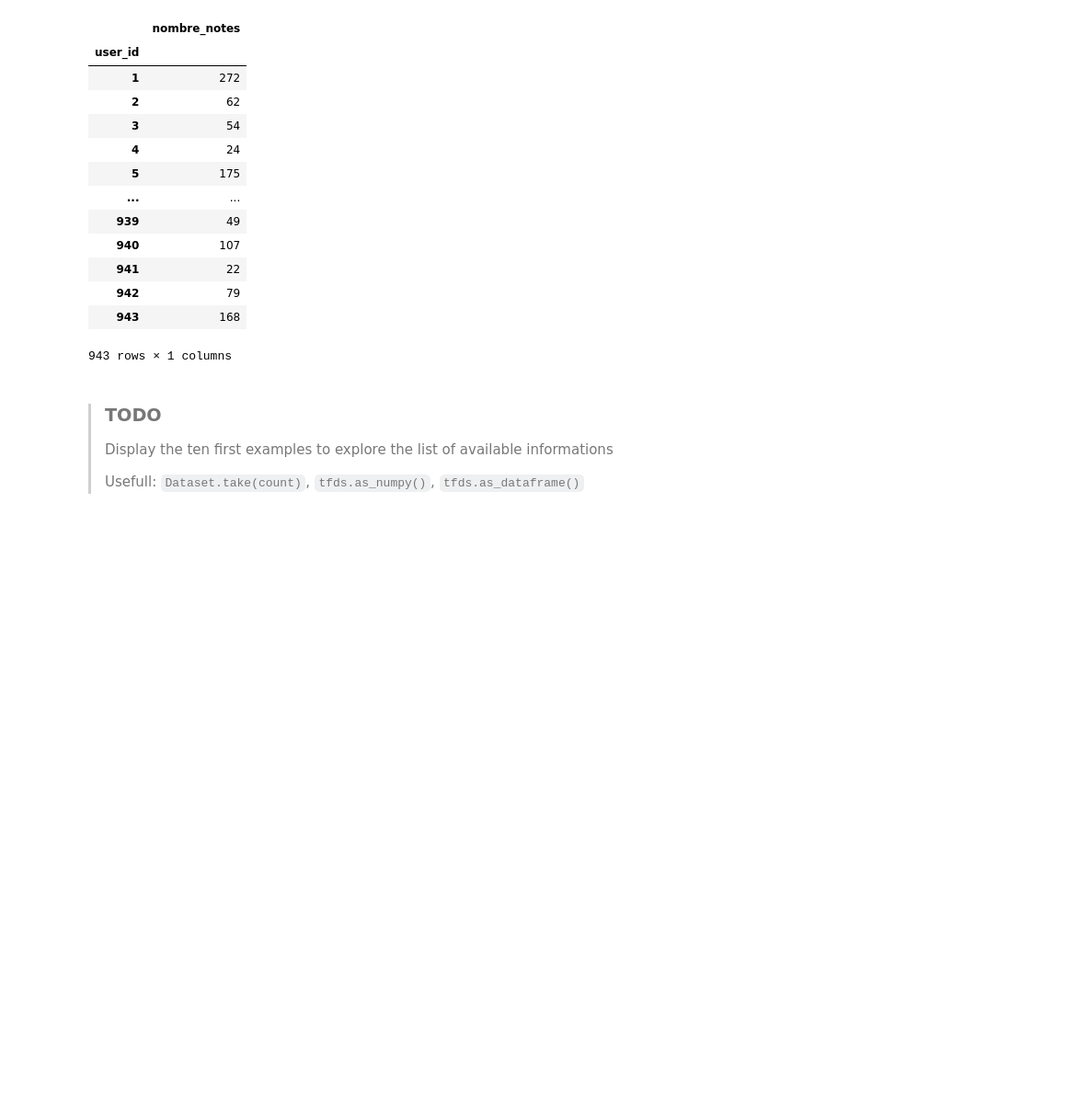
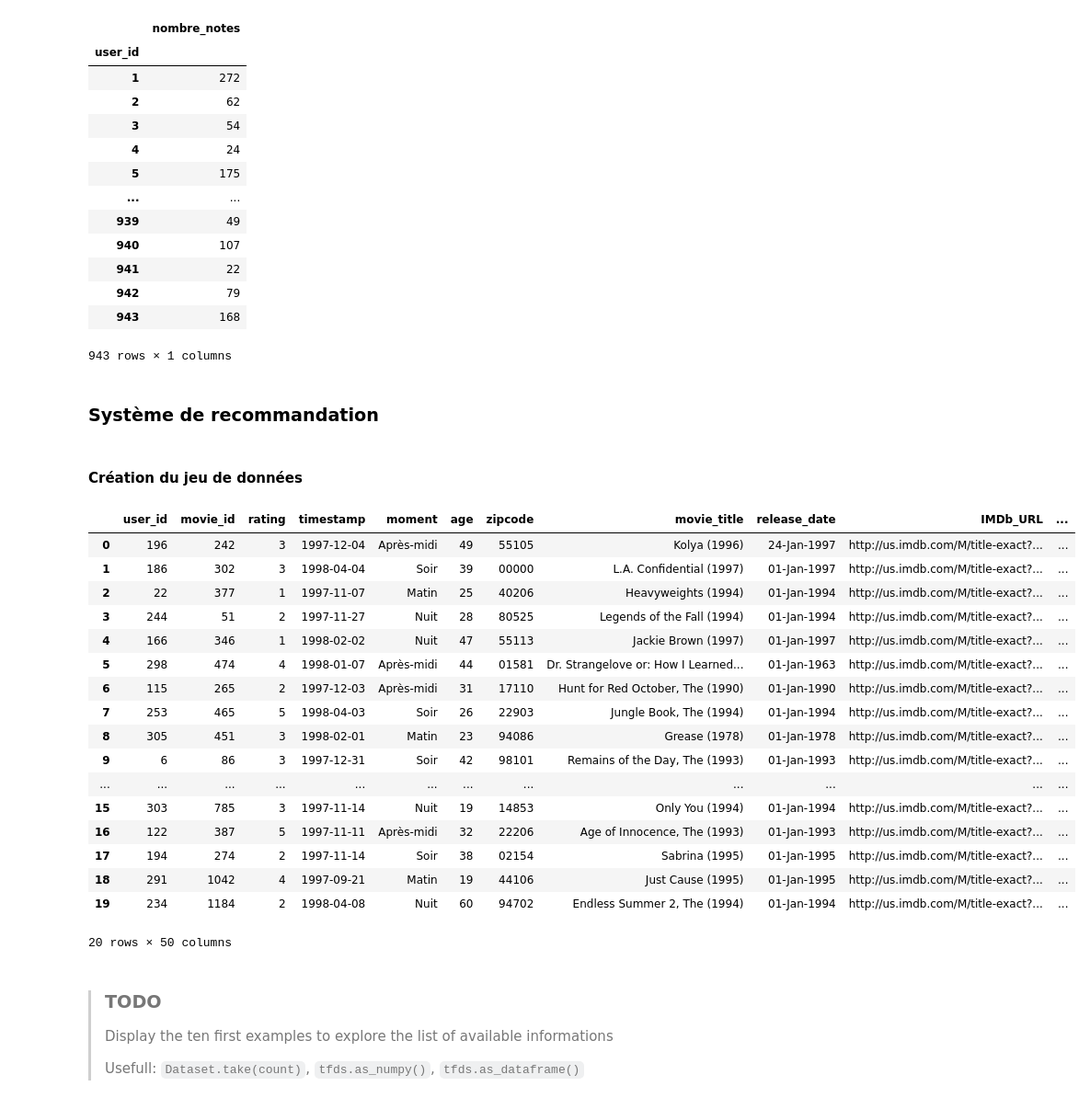
Before and after one commit to Arambarrix/recommander_system_for_movies, a Jupyter notebook: notebooks/based_recommender_system_for_films.ipynb, the cells around one changed output. Shown: that part at 92% size. Drawn from its saved outputs; the diff is of its cells as text; code cells hidden in the pictures; blank space fills up the shorter version.

Commit message:
Finalisation de l'analyse des données des utilisateurs et des films

```diff
--- a/notebooks/based_recommender_system_for_films.ipynb
+++ b/notebooks/based_recommender_system_for_films.ipynb
@@ -140,6 +138,9 @@ items.head(20)
 | 18 | 19 | Antonia's Line (1995) | 01-Jan-1995 | http://us.imdb.com/M/title-exact?... | 0 | 0 | 0 | 0 | 0 | ... |
 | 19 | 20 | Angels and Insects (1995) | 01-Jan-1995 | http://us.imdb.com/M/title-exact?... | 0 | 0 | 0 | 0 | 0 | ... |
 20 rows × 23 columns
+# %%
+# Transformation des dates
+items['release_date'] = pd.to_datetime(items['release_date'])
 # %% [markdown]
 A l'instar des données des utilisateurs, on remarque que les films ont certaines caractéristiques. On distingue le titre du film, sa date de sortie, ses genres. On dénombre pas moins de 18 genres + 1 un genre non identifié. Essayons de faire quelques statistiques sur ces genres de films.
 # %%
@@ -264,6 +286,37 @@ ratings.groupby(['user_id']).agg(nombre_notes=('rating','count'))
 | 942 | 79 |
 | 943 | 168 |
 943 rows × 1 columns
+# %% [markdown]
+### Système de recommandation
+# %% [markdown]
+#### Création du jeu de données
+# %%
+# Jointur de toutes les données d'identification
+dataset = ratings.merge(users,how='inner')
+dataset = dataset.merge(items,how='inner')
+# %%
+df_encoded = pd.get_dummies(dataset,columns=['sex','occupation'],drop_first=True,prefix='', prefix_sep='',dtype='int')
+# %%
+df_encoded.head(20)
+# %% [output]
+|  | user_id | movie_id | rating | timestamp | moment | age | zipcode | movie_title | release_date | IMDb_URL | ... |
+| 0 | 196 | 242 | 3 | 1997-12-04 | Après-midi | 49 | 55105 | Kolya (1996) | 24-Jan-1997 | http://us.imdb.com/M/title-exact?... | ... |
+| 1 | 186 | 302 | 3 | 1998-04-04 | Soir | 39 | 00000 | L.A. Confidential (1997) | 01-Jan-1997 | http://us.imdb.com/M/title-exact?... | ... |
+| 2 | 22 | 377 | 1 | 1997-11-07 | Matin | 25 | 40206 | Heavyweights (1994) | 01-Jan-1994 | http://us.imdb.com/M/title-exact?... | ... |
+| 3 | 244 | 51 | 2 | 1997-11-27 | Nuit | 28 | 80525 | Legends of the Fall (1994) | 01-Jan-1994 | http://us.imdb.com/M/title-exact?... | ... |
+| 4 | 166 | 346 | 1 | 1998-02-02 | Nuit | 47 | 55113 | Jackie Brown (1997) | 01-Jan-1997 | http://us.imdb.com/M/title-exact?... | ... |
+| 5 | 298 | 474 | 4 | 1998-01-07 | Après-midi | 44 | 01581 | Dr. Strangelove or: How I Learned... | 01-Jan-1963 | http://us.imdb.com/M/title-exact?... | ... |
+| 6 | 115 | 265 | 2 | 1997-12-03 | Après-midi | 31 | 17110 | Hunt for Red October, The (1990) | 01-Jan-1990 | http://us.imdb.com/M/title-exact?... | ... |
+| 7 | 253 | 465 | 5 | 1998-04-03 | Soir | 26 | 22903 | Jungle Book, The (1994) | 01-Jan-1994 | http://us.imdb.com/M/title-exact?... | ... |
+| 8 | 305 | 451 | 3 | 1998-02-01 | Matin | 23 | 94086 | Grease (1978) | 01-Jan-1978 | http://us.imdb.com/M/title-exact?... | ... |
+| 9 | 6 | 86 | 3 | 1997-12-31 | Soir | 42 | 98101 | Remains of the Day, The (1993) | 01-Jan-1993 | http://us.imdb.com/M/title-exact?... | ... |
+| ... | ... | ... | ... | ... | ... | ... | ... | ... | ... | ... | ... |
+| 15 | 303 | 785 | 3 | 1997-11-14 | Nuit | 19 | 14853 | Only You (1994) | 01-Jan-1994 | http://us.imdb.com/M/title-exact?... | ... |
+| 16 | 122 | 387 | 5 | 1997-11-11 | Après-midi | 32 | 22206 | Age of Innocence, The (1993) | 01-Jan-1993 | http://us.imdb.com/M/title-exact?... | ... |
+| 17 | 194 | 274 | 2 | 1997-11-14 | Soir | 38 | 02154 | Sabrina (1995) | 01-Jan-1995 | http://us.imdb.com/M/title-exact?... | ... |
+| 18 | 291 | 1042 | 4 | 1997-09-21 | Matin | 19 | 44106 | Just Cause (1995) | 01-Jan-1995 | http://us.imdb.com/M/title-exact?... | ... |
+| 19 | 234 | 1184 | 2 | 1998-04-08 | Nuit | 60 | 94702 | Endless Summer 2, The (1994) | 01-Jan-1994 | http://us.imdb.com/M/title-exact?... | ... |
+20 rows × 50 columns
 # %%
 ratings_full = tfds.load('movielens/100k-ratings', split="train")
 
```
Also changed, not shown: parts of 5 cells of this notebook, 1 other file.
